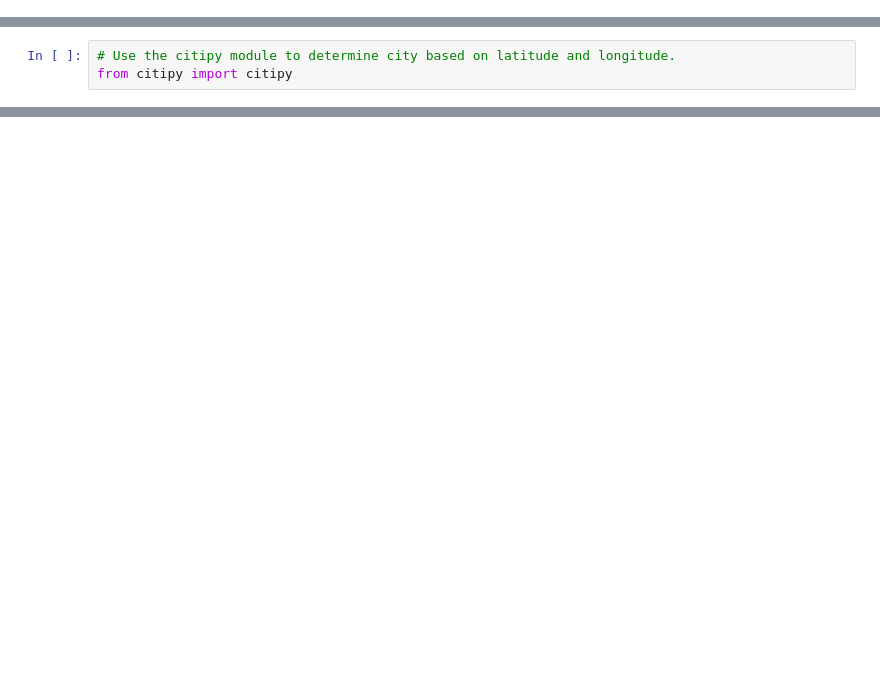
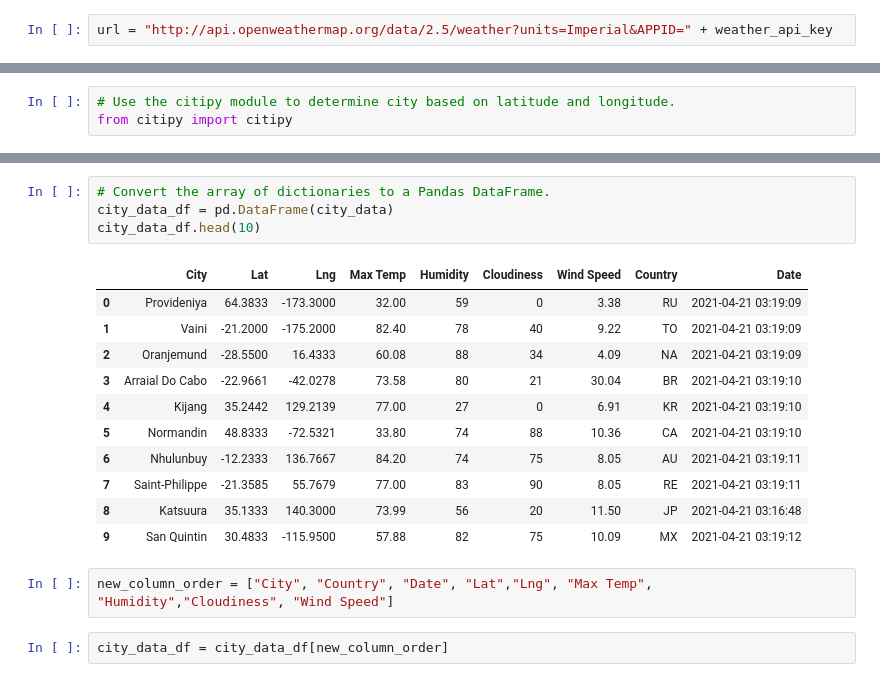
Before and after one commit to lmiles77/World_Weather_Analysis, a Jupyter notebook: WeatherPy.ipynb, the cells around one changed output, grey strips where cells are left out. Saved outputs shown, nothing was run; the diff lists cells and outputs as text; blank space fills up the shorter version.

```diff
--- a/WeatherPy.ipynb
+++ b/WeatherPy.ipynb
@@ -6,3 +8,5 @@ import numpy as np
+# %%
+url = "http://api.openweathermap.org/data/2.5/weather?units=Imperial&APPID=" + weather_api_key
 # %%
 # Create a set of random latitude and longitude combinations.
 lats = np.random.uniform(low=-90.000, high=90.000, size=1500)
@@ -53,0 +236,20 @@ len(cities)
+# %%
+# Convert the array of dictionaries to a Pandas DataFrame.
+city_data_df = pd.DataFrame(city_data)
+city_data_df.head(10)
+# %% [output]
+|  | City | Lat | Lng | Max Temp | Humidity | Cloudiness | Wind Speed | Country | Date |
+| 0 | Provideniya | 64.3833 | -173.3000 | 32.00 | 59 | 0 | 3.38 | RU | 2021-04-21 03:19:09 |
+| 1 | Vaini | -21.2000 | -175.2000 | 82.40 | 78 | 40 | 9.22 | TO | 2021-04-21 03:19:09 |
+| 2 | Oranjemund | -28.5500 | 16.4333 | 60.08 | 88 | 34 | 4.09 | NA | 2021-04-21 03:19:09 |
+| 3 | Arraial Do Cabo | -22.9661 | -42.0278 | 73.58 | 80 | 21 | 30.04 | BR | 2021-04-21 03:19:10 |
+| 4 | Kijang | 35.2442 | 129.2139 | 77.00 | 27 | 0 | 6.91 | KR | 2021-04-21 03:19:10 |
+| 5 | Normandin | 48.8333 | -72.5321 | 33.80 | 74 | 88 | 10.36 | CA | 2021-04-21 03:19:10 |
+| 6 | Nhulunbuy | -12.2333 | 136.7667 | 84.20 | 74 | 75 | 8.05 | AU | 2021-04-21 03:19:11 |
+| 7 | Saint-Philippe | -21.3585 | 55.7679 | 77.00 | 83 | 90 | 8.05 | RE | 2021-04-21 03:19:11 |
+| 8 | Katsuura | 35.1333 | 140.3000 | 73.99 | 56 | 20 | 11.50 | JP | 2021-04-21 03:16:48 |
+| 9 | San Quintin | 30.4833 | -115.9500 | 57.88 | 82 | 75 | 10.09 | MX | 2021-04-21 03:19:12 |
+# %%
+new_column_order = ["City", "Country", "Date", "Lat","Lng", "Max Temp", "Humidity","Cloudiness", "Wind Speed"]
+# %%
+city_data_df = city_data_df[new_column_order]
```
Also changed, not shown: parts of 12 cells of this notebook, 2 other files.
